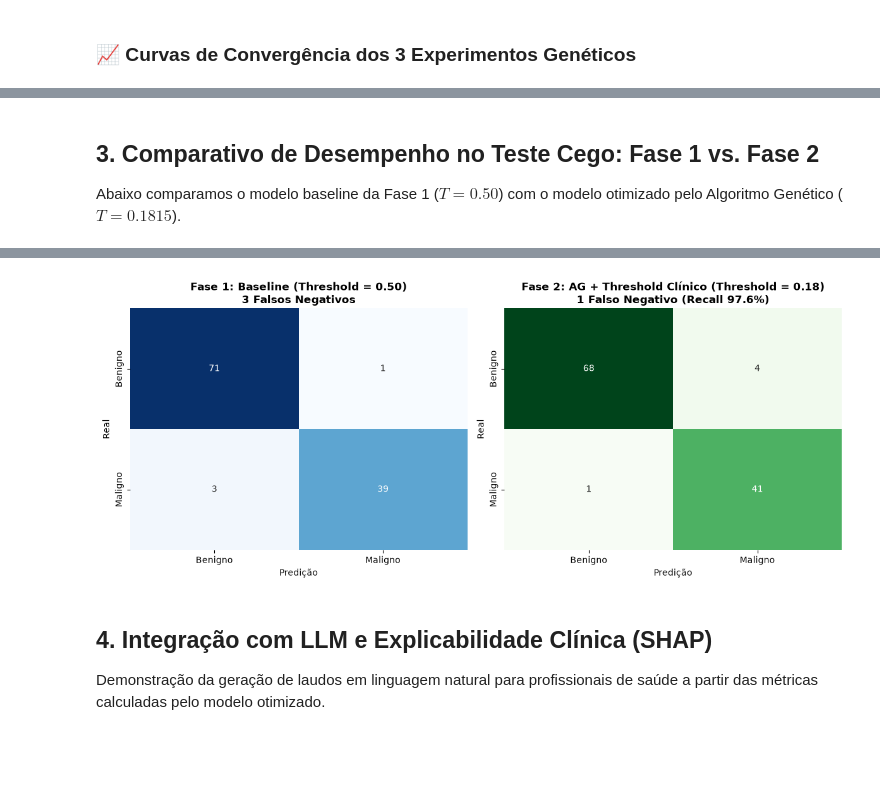
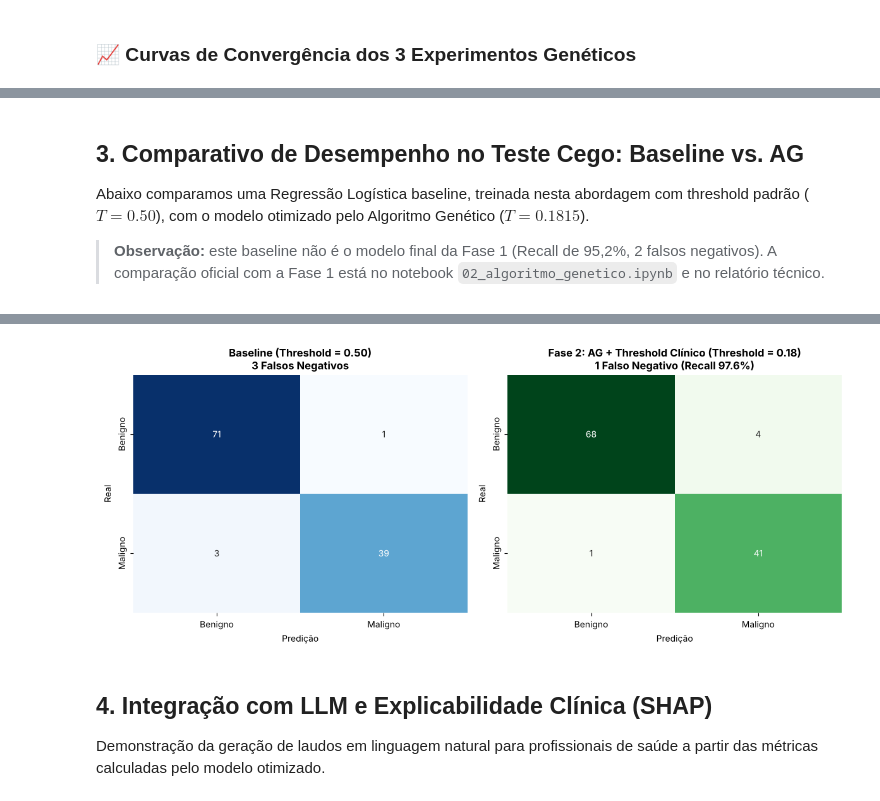
Before and after one commit to UzenixIT/FIAP_TechChallenge_02_2026, a Jupyter notebook: tech_challenge_fase2.ipynb, the cells around one changed output, grey strips where cells are left out. Drawn from its saved outputs; the diff is of its cells as text; code cells hidden in the pictures; blank space fills up the shorter version.

Commit message:
Executa notebook da abordagem B e ajusta comparativo com baseline

```diff
--- a/tech_challenge_fase2.ipynb
+++ b/tech_challenge_fase2.ipynb
@@ -97,8 +97,11 @@ plt.show()
 # %% [markdown]
-## 3. Comparativo de Desempenho no Teste Cego: Fase 1 vs. Fase 2
+## 3. Comparativo de Desempenho no Teste Cego: Baseline vs. AG
 
-Abaixo comparamos o modelo baseline da Fase 1 ($T=0.50$) com o modelo otimizado pelo Algoritmo Genético ($T=0.1815$).
+Abaixo comparamos uma Regressão Logística baseline, treinada nesta abordagem com threshold padrão ($T=0.50$), com o modelo otimizado pelo Algoritmo Genético ($T=0.1815$).
+
+> **Observação:** este baseline não é o modelo final da Fase 1 (Recall de 95,2%, 2 falsos negativos). A comparação oficial com a Fase 1 está no notebook `02_algoritmo_genetico.ipynb` e no relatório técnico.
 # %%
+comp_df = comp_df.rename(columns={'Modelo Fase 1 (Original, T=0.5)': 'Baseline (T=0.5)'})
 print(comp_df.to_string(index=False))
 
 # Matrizes de Confusão Lado a Lado
@@ -109,7 +112,7 @@ fig, (ax1, ax2) = plt.subplots(1, 2, figsize=(12, 5))
 
 sns.heatmap(cm_base, annot=True, fmt='d', cmap='Blues', cbar=False, ax=ax1,
             xticklabels=['Benigno', 'Maligno'], yticklabels=['Benigno', 'Maligno'])
-ax1.set_title('Fase 1: Baseline (Threshold = 0.50)\n3 Falsos Negativos', fontweight='bold')
+ax1.set_title('Baseline (Threshold = 0.50)\n3 Falsos Negativos', fontweight='bold')
 ax1.set_xlabel('Predição')
 ax1.set_ylabel('Real')
 
@@ -131,4 +134,4 @@ Falsos Negativos (FN)                               3
-[figure, old version]
+[figure, new version]
 # %% [markdown]
 ## 4. Integração com LLM e Explicabilidade Clínica (SHAP)
 
```
Also changed, not shown: parts of 3 cells of this notebook.
